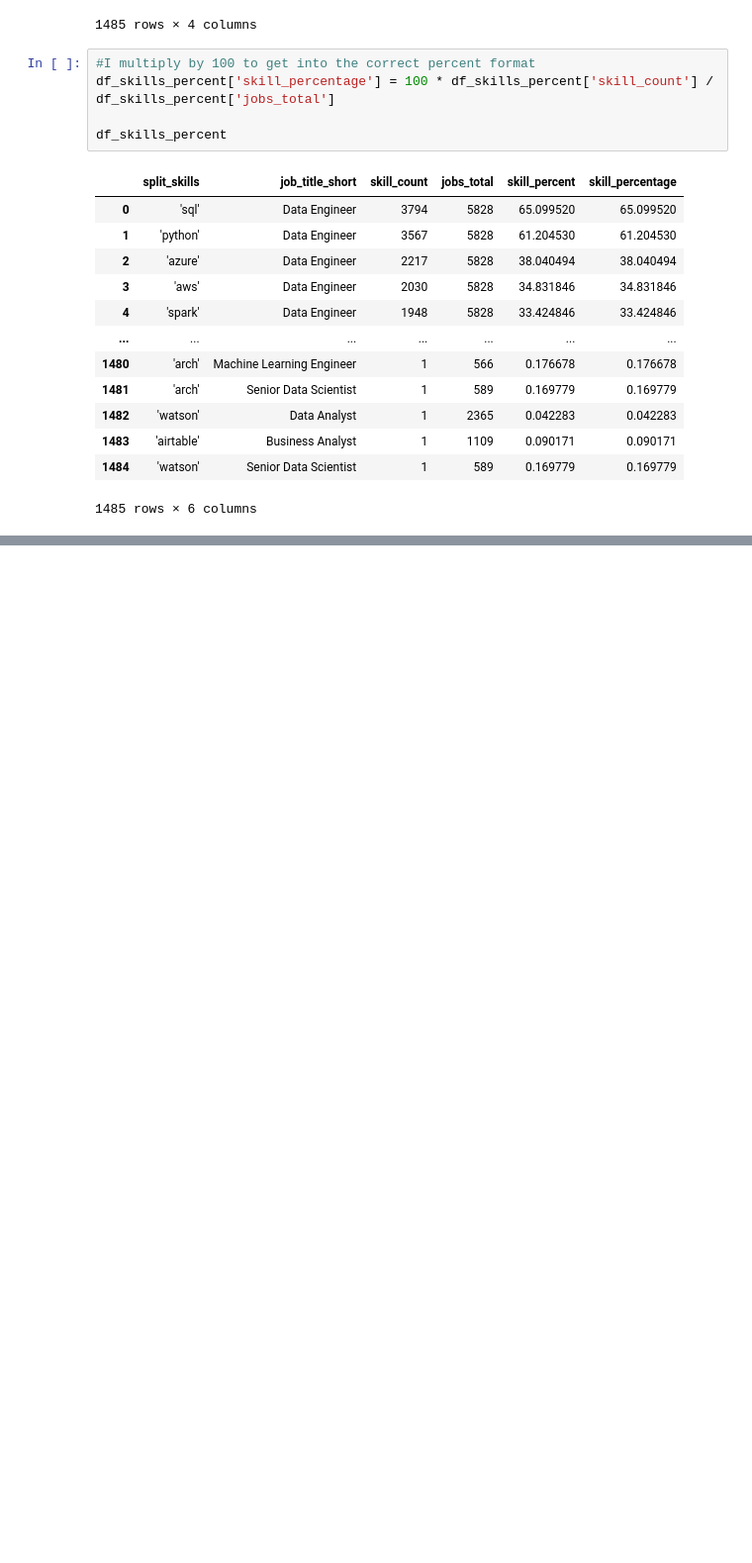
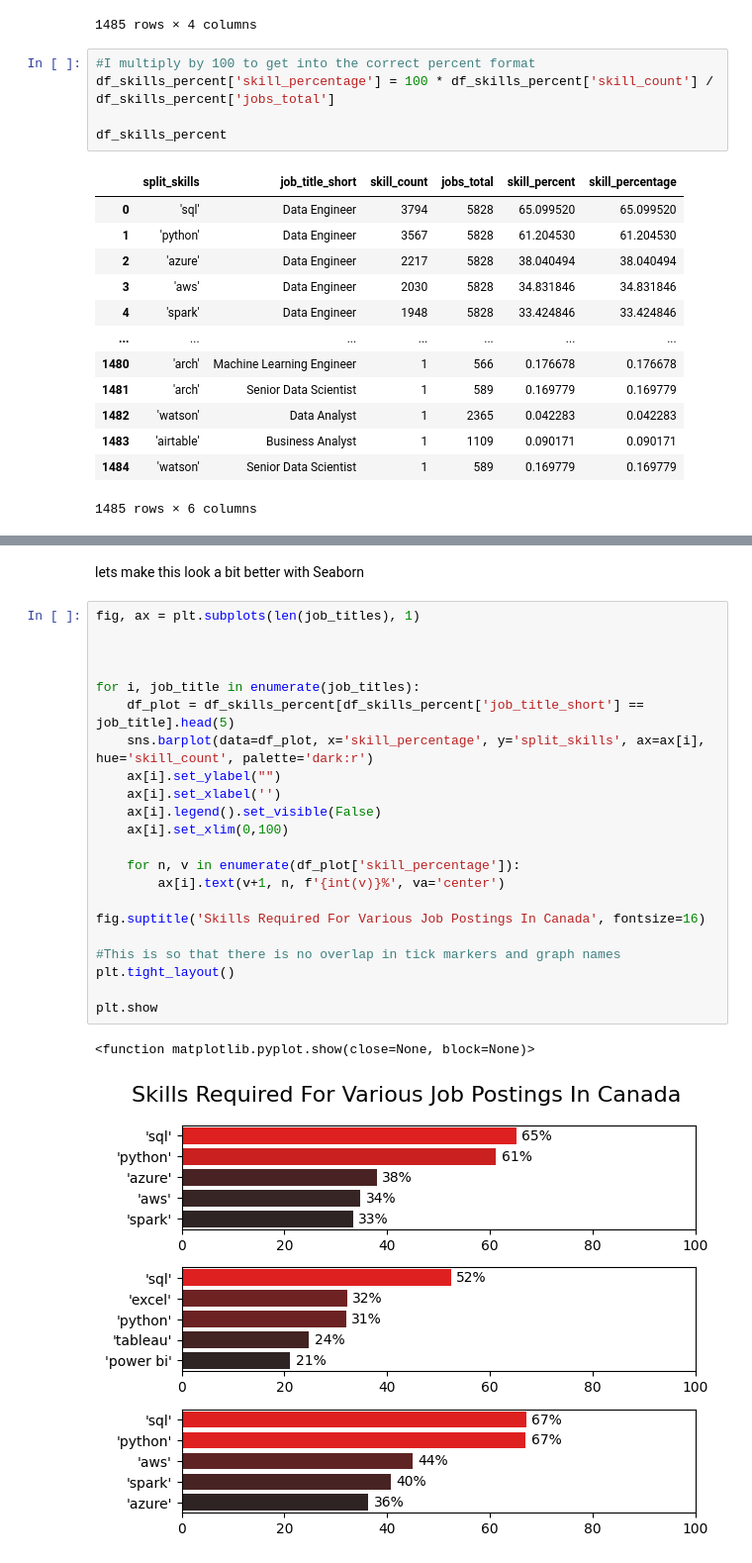
Before and after one commit to GeoffreyBarnesData/Python_Data_Project, a Jupyter notebook: Project/2_Skills_Count.ipynb, the cells around one changed output, grey strips where cells are left out. Shown at 99% size. Saved outputs shown, nothing was run; the diff lists cells and outputs as text; blank space fills up the shorter version.

```diff
--- a/Project/2_Skills_Count.ipynb
+++ b/Project/2_Skills_Count.ipynb
@@ -287,0 +312,27 @@ plt.show
+# %% [markdown]
+lets make this look a bit better with Seaborn
+# %%
+fig, ax = plt.subplots(len(job_titles), 1)
+
+
+
+for i, job_title in enumerate(job_titles):
+    df_plot = df_skills_percent[df_skills_percent['job_title_short'] == job_title].head(5)
+    sns.barplot(data=df_plot, x='skill_percentage', y='split_skills', ax=ax[i], hue='skill_count', palette='dark:r')
+    ax[i].set_ylabel("")
+    ax[i].set_xlabel('')
+    ax[i].legend().set_visible(False)
+    ax[i].set_xlim(0,100)
+
+    for n, v in enumerate(df_plot['skill_percentage']):
+        ax[i].text(v+1, n, f'{int(v)}%', va='center')
+
+fig.suptitle('Skills Required For Various Job Postings In Canada', fontsize=16)
+
+#This is so that there is no overlap in tick markers and graph names
+plt.tight_layout()
+
+plt.show
+# %% [output]
+<function matplotlib.pyplot.show(close=None, block=None)>
+[figure, added]
```
Also changed, not shown: parts of 4 cells of this notebook, 1 other file.
